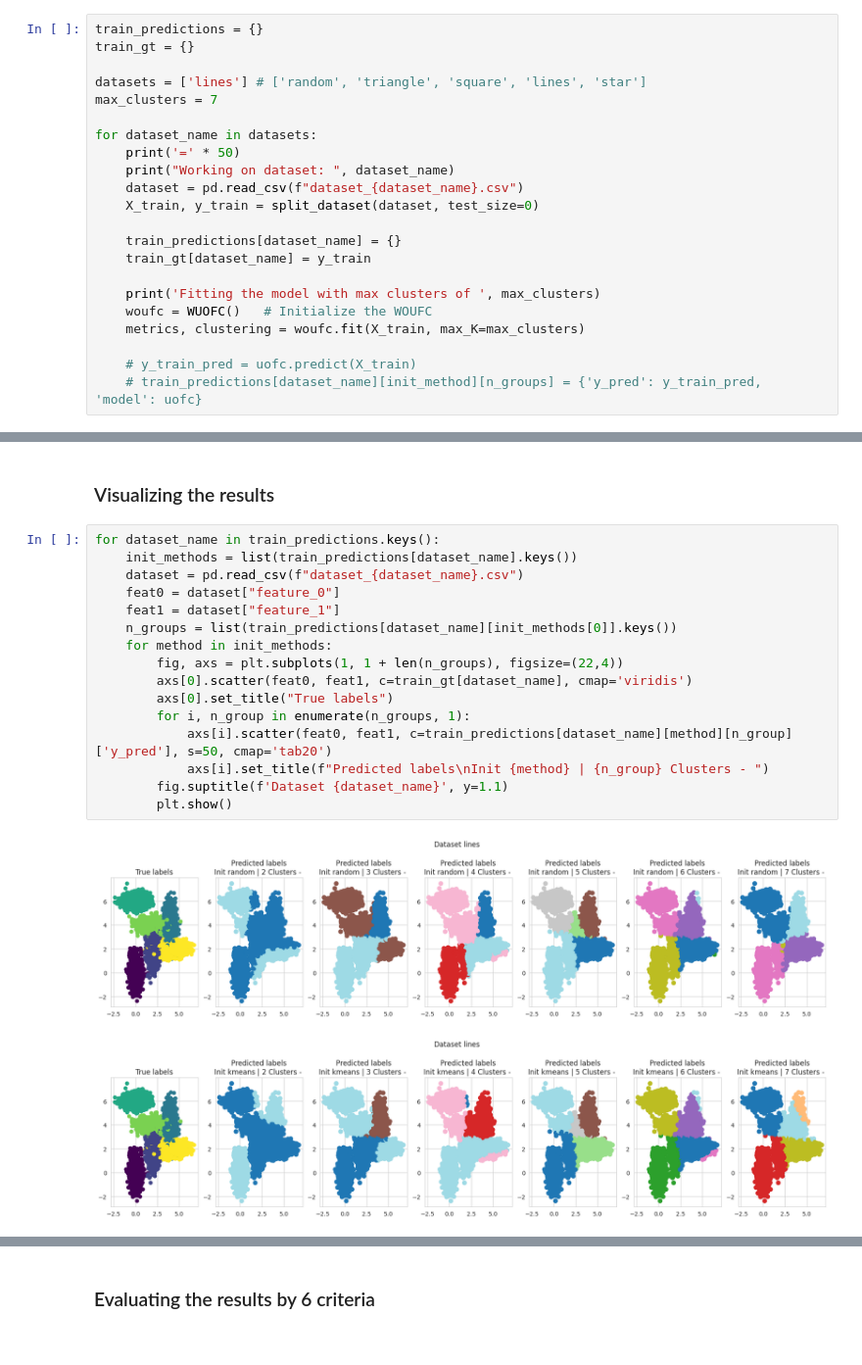
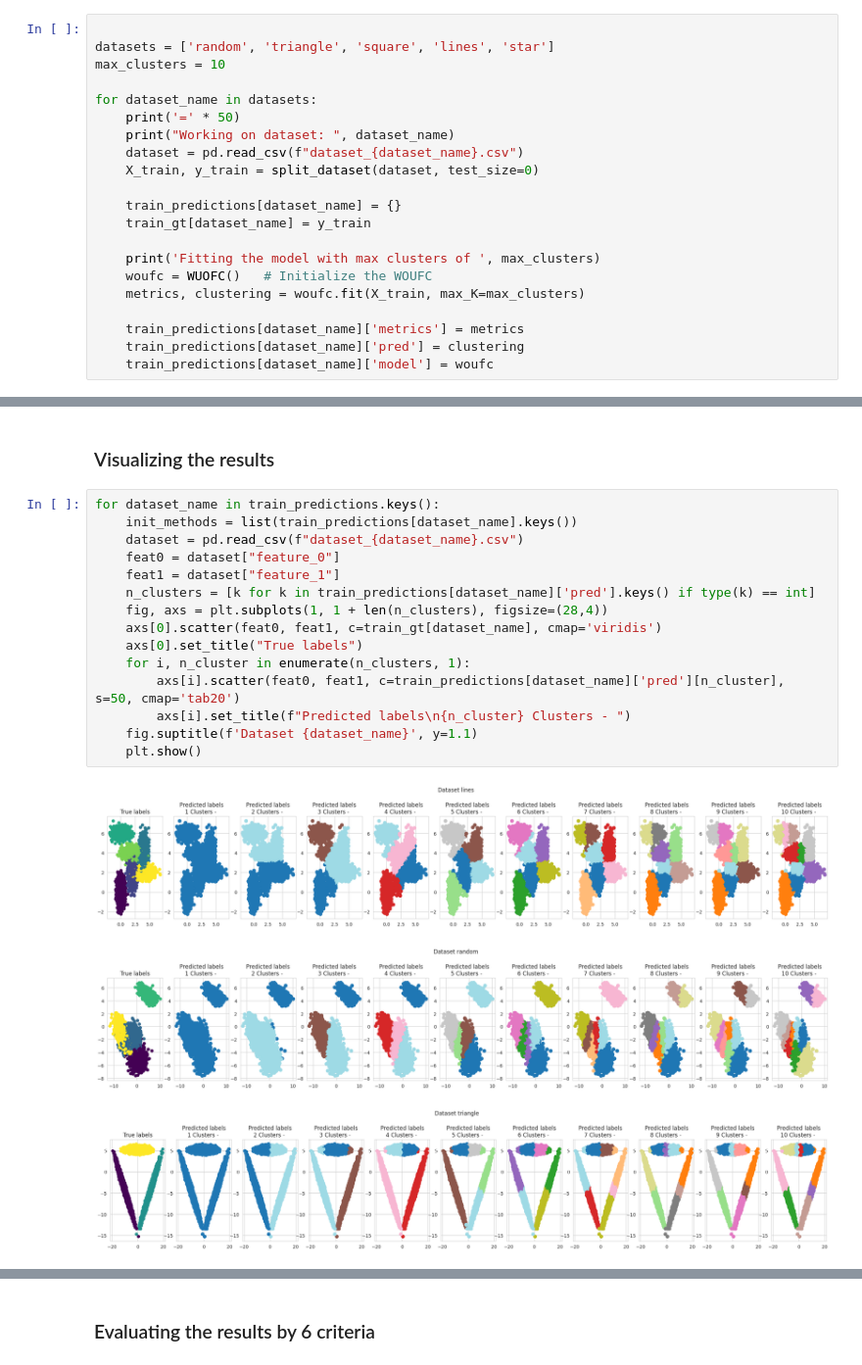
Before and after one commit to omerlux/clustering_course, a Jupyter notebook: tasks.ipynb, the cells around one changed output, grey strips where cells are left out. Shown at 98% size. Saved outputs shown, nothing was run; the diff lists cells and outputs as text.

```diff
--- a/tasks.ipynb
+++ b/tasks.ipynb
@@ -764,11 +623,9 @@ class WUOFC:
 # %% [markdown]
 ### Fitting the model
 # %%
-train_predictions = {}
-train_gt = {}
 
-datasets = ['lines'] # ['random', 'triangle', 'square', 'lines', 'star']
-max_clusters = 7
+datasets = ['random', 'triangle', 'square', 'lines', 'star']
+max_clusters = 10
 
 for dataset_name in datasets:
     print('=' * 50)
@@ -783,7 +640,8 @@ for dataset_name in datasets:
     woufc = WUOFC()   # Initialize the WOUFC
     metrics, clustering = woufc.fit(X_train, max_K=max_clusters)
 
-    # y_train_pred = uofc.predict(X_train)
-    # train_predictions[dataset_name][init_method][n_groups] = {'y_pred': y_train_pred, 'model': uofc}
+    train_predictions[dataset_name]['metrics'] = metrics
+    train_predictions[dataset_name]['pred'] = clustering
+    train_predictions[dataset_name]['model'] = woufc
 # %% [output]
 ==================================================
@@ -820,19 +672,19 @@ KeyboardInterrupt:
 # %%
 for dataset_name in train_predictions.keys():
     init_methods = list(train_predictions[dataset_name].keys())
     dataset = pd.read_csv(f"dataset_{dataset_name}.csv")
     feat0 = dataset["feature_0"]
     feat1 = dataset["feature_1"]
-    n_groups = list(train_predictions[dataset_name][init_methods[0]].keys())
-    for method in init_methods:
-        fig, axs = plt.subplots(1, 1 + len(n_groups), figsize=(22,4))
-        axs[0].scatter(feat0, feat1, c=train_gt[dataset_name], cmap='viridis')
-        axs[0].set_title("True labels")
-        for i, n_group in enumerate(n_groups, 1):
-            axs[i].scatter(feat0, feat1, c=train_predictions[dataset_name][method][n_group]['y_pred'], s=50, cmap='tab20')
-            axs[i].set_title(f"Predicted labels\nInit {method} | {n_group} Clusters - ")
-        fig.suptitle(f'Dataset {dataset_name}', y=1.1)
-        plt.show()
+    n_clusters = [k for k in train_predictions[dataset_name]['pred'].keys() if type(k) == int]
+    fig, axs = plt.subplots(1, 1 + len(n_clusters), figsize=(28,4))
+    axs[0].scatter(feat0, feat1, c=train_gt[dataset_name], cmap='viridis')
+    axs[0].set_title("True labels")
+    for i, n_cluster in enumerate(n_clusters, 1):
+        axs[i].scatter(feat0, feat1, c=train_predictions[dataset_name]['pred'][n_cluster], s=50, cmap='tab20')
+        axs[i].set_title(f"Predicted labels\n{n_cluster} Clusters - ")
+    fig.suptitle(f'Dataset {dataset_name}', y=1.1)
+    plt.show()
 # %% [output]
-[figure, old version]
+[figure, new version]
-[figure, old version]
+[figure, new version]
+[figure, added]
```
Also changed, not shown: parts of 11 cells of this notebook, 1 other file.
